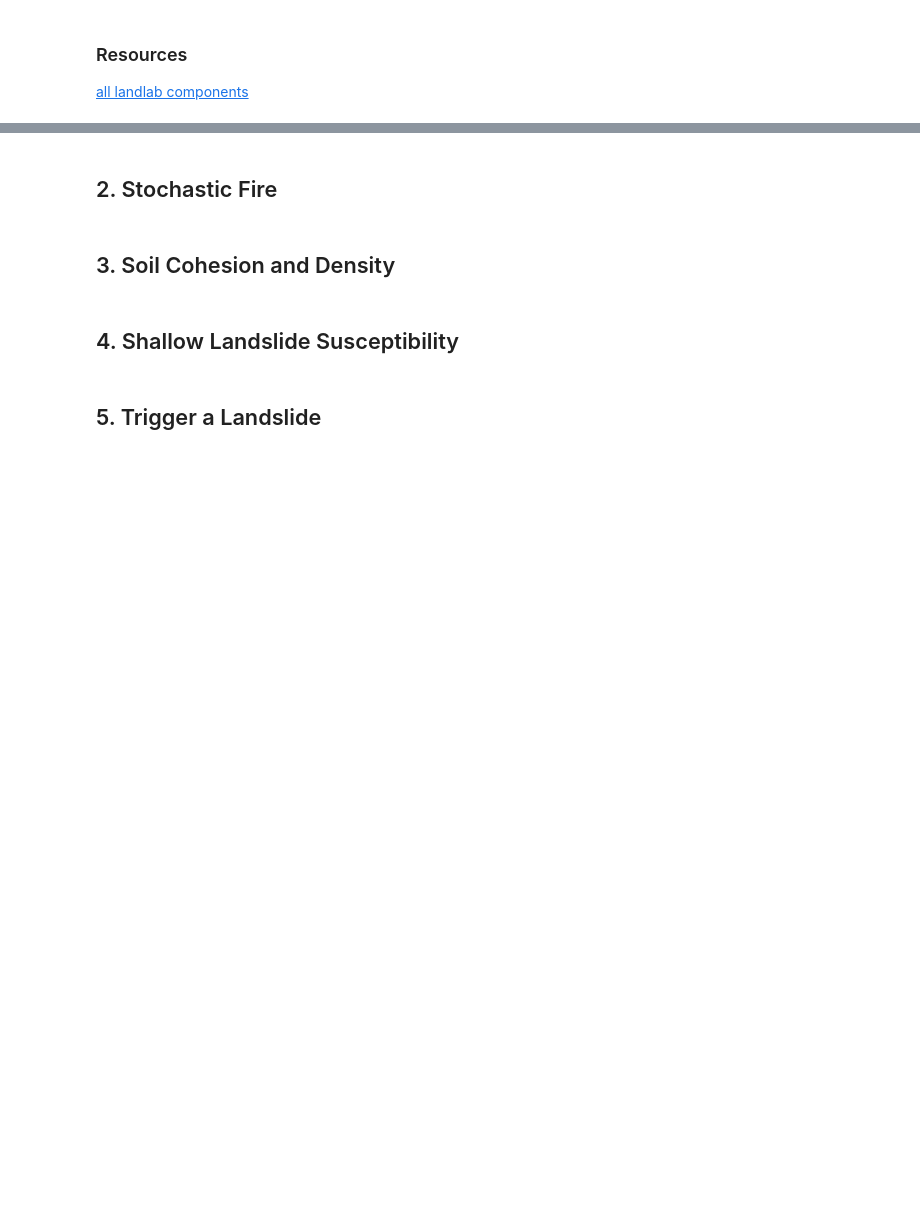
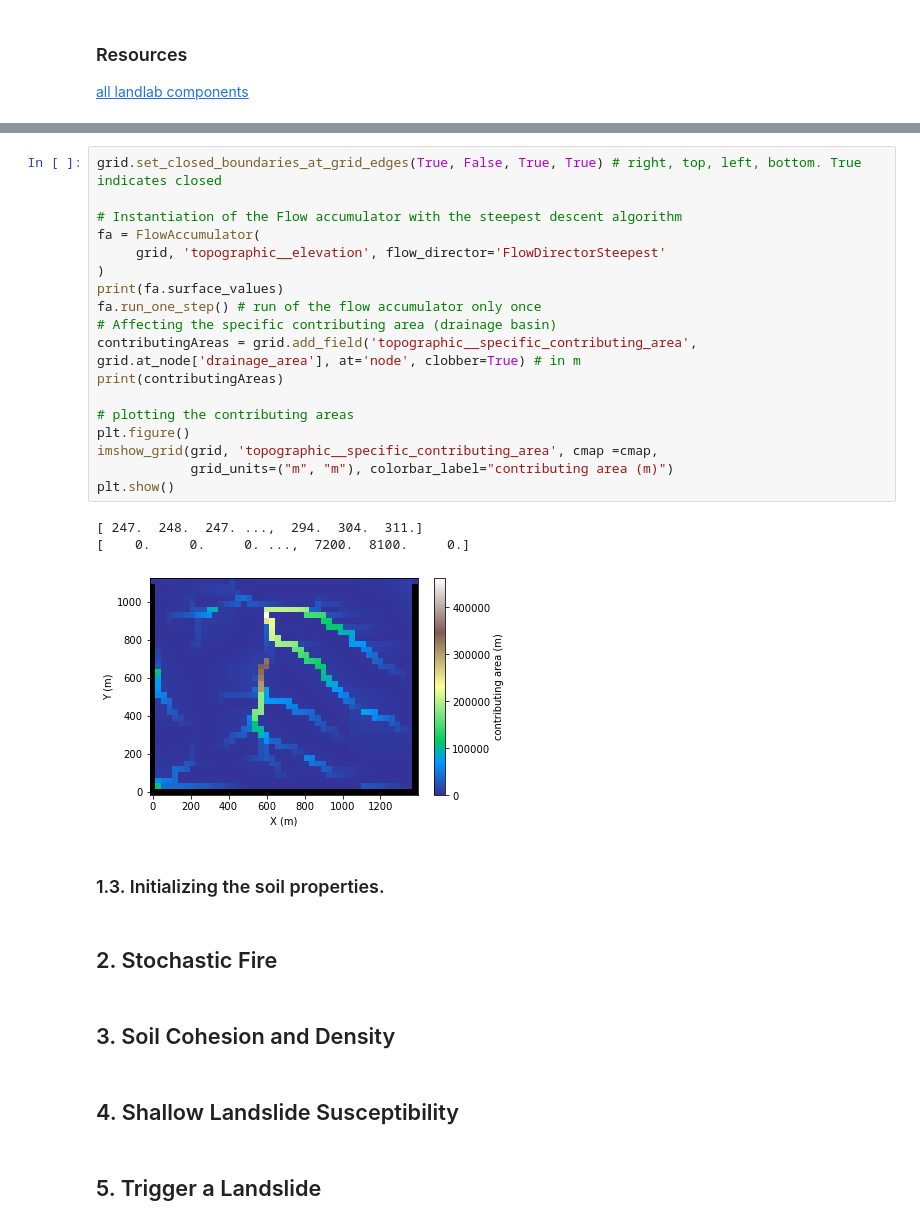
Before and after one commit to csdms-spring-school-2022/abrupt-perturbations, a Jupyter notebook: abrupt_fire_landslide/abrupt_fire_landslide.ipynb, the cells around one changed output, grey strips where cells are left out. Saved outputs shown, nothing was run; the diff lists cells and outputs as text; blank space fills up the shorter version.

```diff
--- a/abrupt_fire_landslide/abrupt_fire_landslide.ipynb
+++ b/abrupt_fire_landslide/abrupt_fire_landslide.ipynb
@@ -37,3 +153,27 @@ potential sections: [vegetation](https://landlab.readthedocs.io/en/latest/refere
+# %%
+grid.set_closed_boundaries_at_grid_edges(True, False, True, True) # right, top, left, bottom. True indicates closed
+
+# Instantiation of the Flow accumulator with the steepest descent algorithm
+fa = FlowAccumulator(
+     grid, 'topographic__elevation', flow_director='FlowDirectorSteepest'
+)
+print(fa.surface_values)
+fa.run_one_step() # run of the flow accumulator only once
+# Affecting the specific contributing area (drainage basin)
+contributingAreas = grid.add_field('topographic__specific_contributing_area', grid.at_node['drainage_area'], at='node', clobber=True) # in m
+print(contributingAreas)
+
+# plotting the contributing areas
+plt.figure()
+imshow_grid(grid, 'topographic__specific_contributing_area', cmap =cmap,
+            grid_units=("m", "m"), colorbar_label="contributing area (m)")
+plt.show()
+# %% [output]
+[ 247.  248.  247. ...,  294.  304.  311.]
+[    0.     0.     0. ...,  7200.  8100.     0.]
+[figure, added]
+# %% [markdown]
+### 1.3. Initializing the soil properties.
 # %% [markdown]
 ## 2. Stochastic Fire
 # %% [markdown]
```
Also changed, not shown: parts of 15 cells of this notebook.
